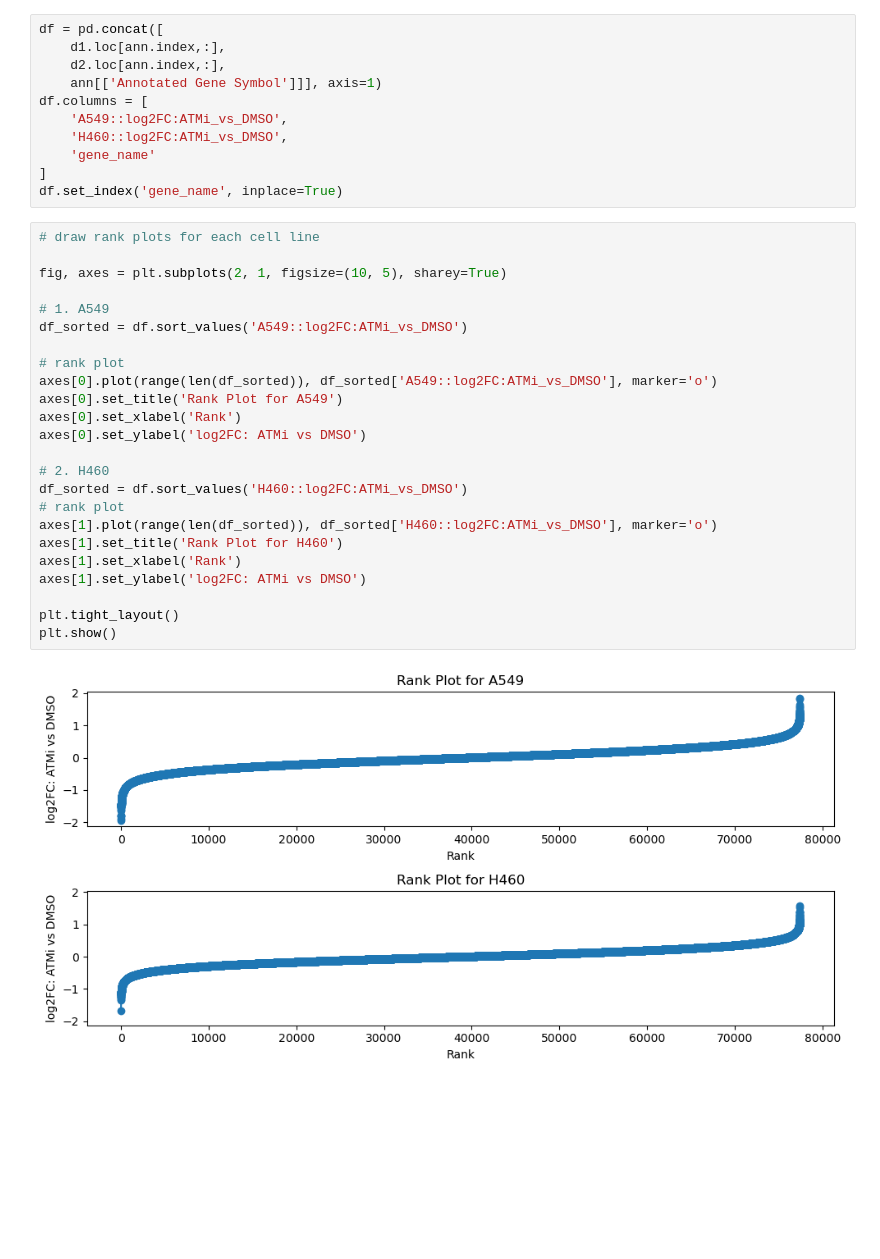
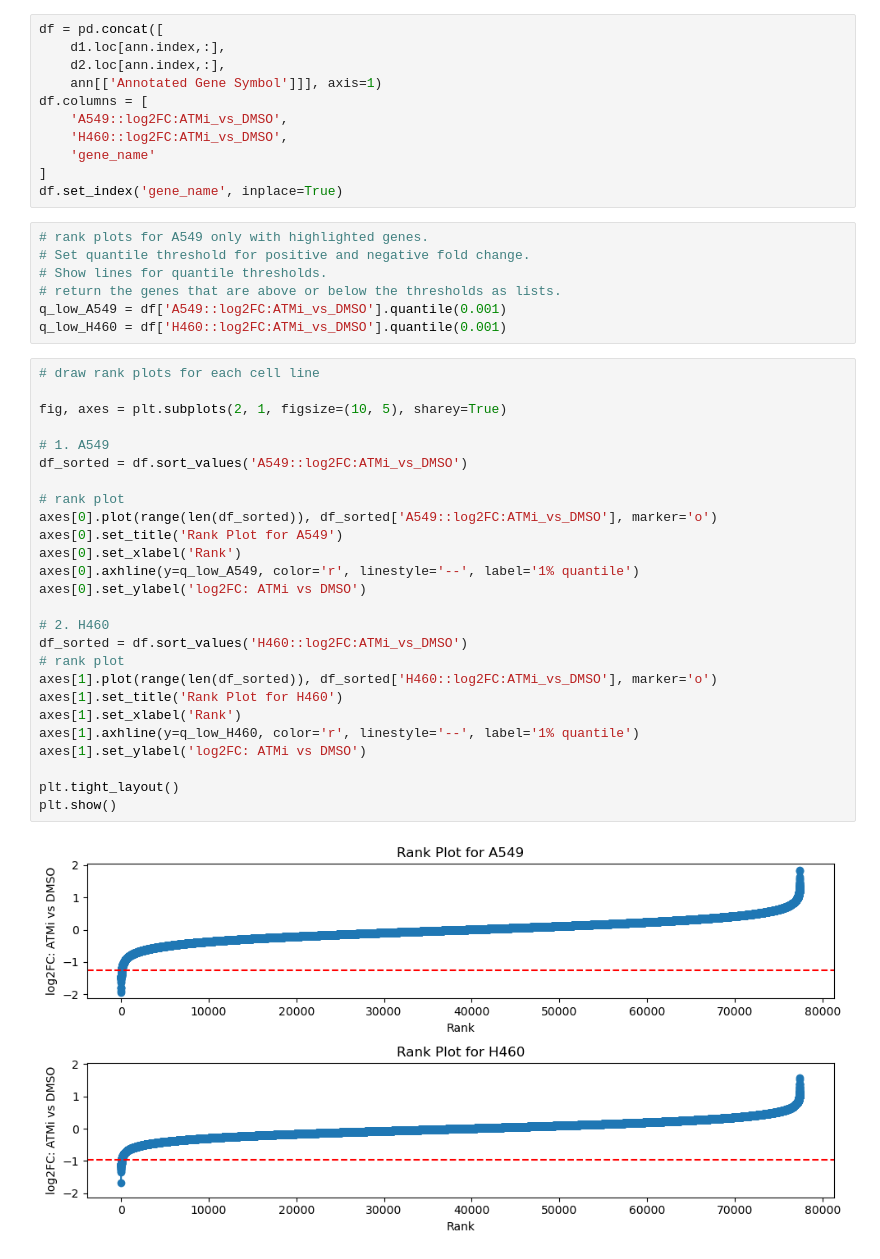
Before and after one commit to abearab/DDRi-screens, a Jupyter notebook: gold_standard_screens/make_gene_lists.ipynb, the cells around one changed output. Saved outputs shown, nothing was run; the diff lists cells and outputs as text; blank space fills up the shorter version.

```diff
--- a/gold_standard_screens/make_gene_lists.ipynb
+++ b/gold_standard_screens/make_gene_lists.ipynb
@@ -22,30 +171,39 @@ df.columns = [
     'gene_name'
 ]
 df.set_index('gene_name', inplace=True)
+# %%
+# rank plots for A549 only with highlighted genes.
+# Set quantile threshold for positive and negative fold change.
+# Show lines for quantile thresholds.
+# return the genes that are above or below the thresholds as lists.
+q_low_A549 = df['A549::log2FC:ATMi_vs_DMSO'].quantile(0.001)
+q_low_H460 = df['H460::log2FC:ATMi_vs_DMSO'].quantile(0.001)
 # %%
 # draw rank plots for each cell line
 
 fig, axes = plt.subplots(2, 1, figsize=(10, 5), sharey=True)
 
 # 1. A549
 df_sorted = df.sort_values('A549::log2FC:ATMi_vs_DMSO')
 
 # rank plot
 axes[0].plot(range(len(df_sorted)), df_sorted['A549::log2FC:ATMi_vs_DMSO'], marker='o')
 axes[0].set_title('Rank Plot for A549')
 axes[0].set_xlabel('Rank')
+axes[0].axhline(y=q_low_A549, color='r', linestyle='--', label='1% quantile')
 axes[0].set_ylabel('log2FC: ATMi vs DMSO')
 
 # 2. H460
 df_sorted = df.sort_values('H460::log2FC:ATMi_vs_DMSO')
 # rank plot
 axes[1].plot(range(len(df_sorted)), df_sorted['H460::log2FC:ATMi_vs_DMSO'], marker='o')
 axes[1].set_title('Rank Plot for H460')
 axes[1].set_xlabel('Rank')
+axes[1].axhline(y=q_low_H460, color='r', linestyle='--', label='1% quantile')
 axes[1].set_ylabel('log2FC: ATMi vs DMSO')
 
 plt.tight_layout()
 plt.show()
 # %% [output]
-[figure, old version]
+[figure, new version]
 # %% [markdown]
```
Also changed, not shown: parts of 33 cells of this notebook.
